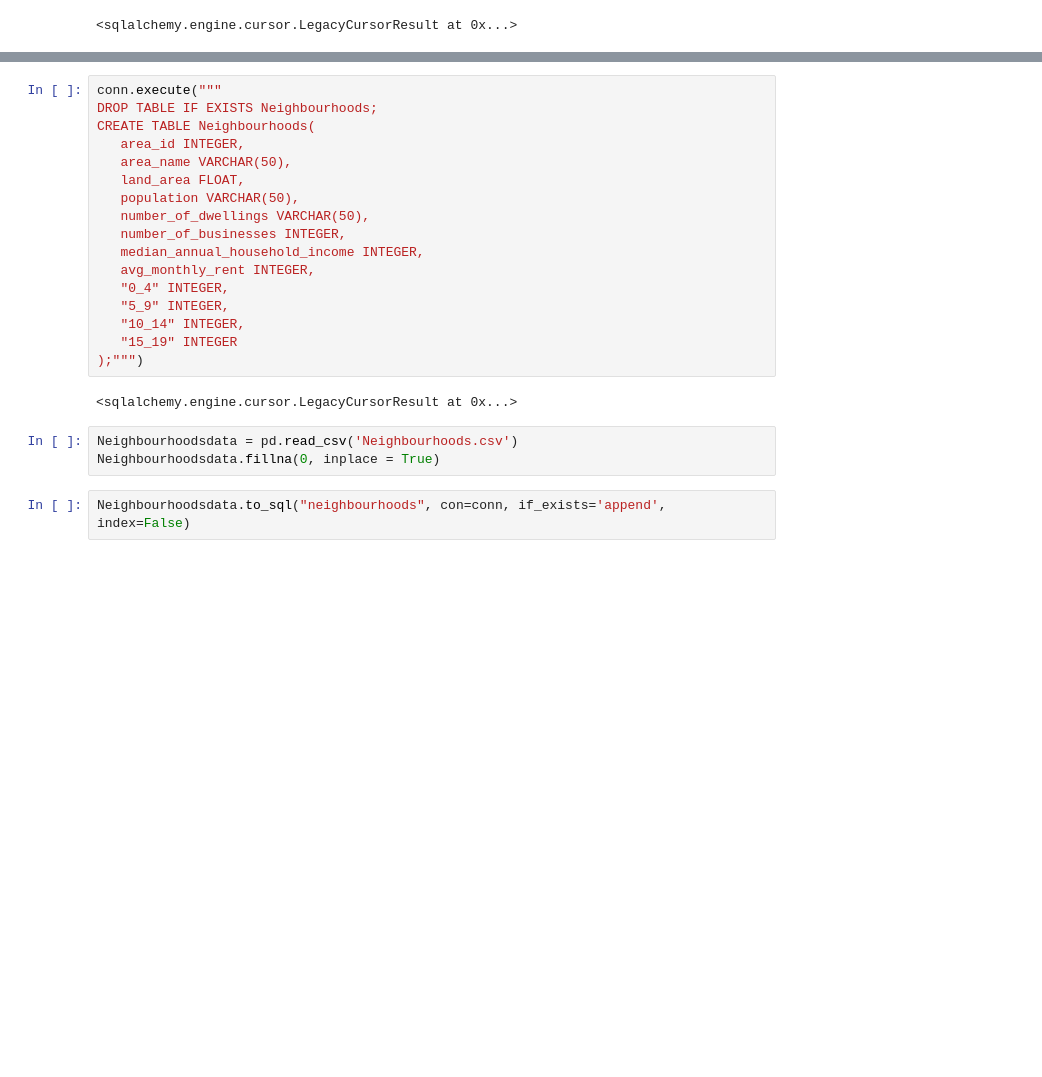
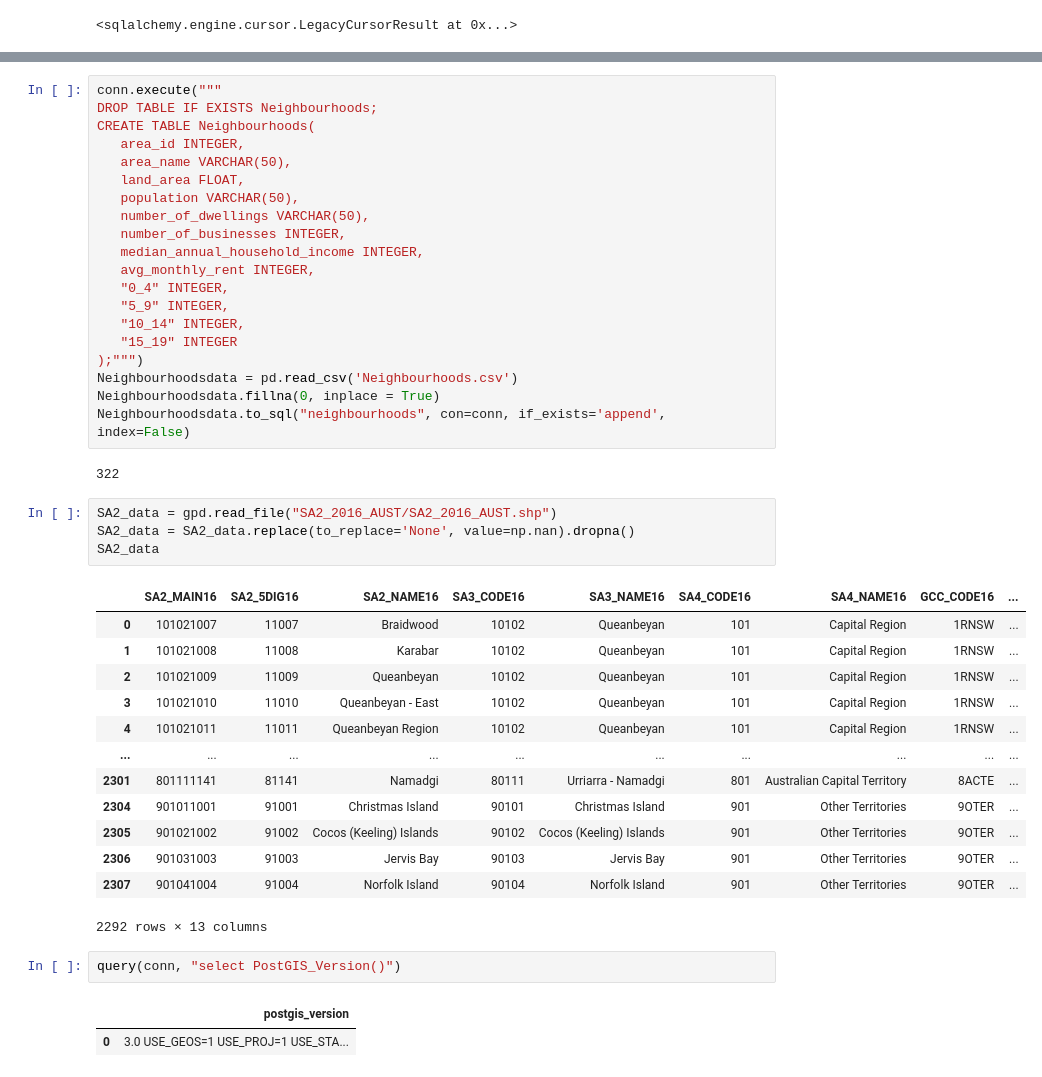
Before and after one commit to Kyle240/Data2001, a Jupyter notebook: Assignment.ipynb, the cells around one changed output, grey strips where cells are left out. Drawn from its saved outputs; the diff is of its cells as text; blank space fills up the shorter version.

```diff
--- a/Assignment.ipynb
+++ b/Assignment.ipynb
@@ -92,10 +103,31 @@ CREATE TABLE Neighbourhoods(
    "10_14" INTEGER,
    "15_19" INTEGER
 );""")
+Neighbourhoodsdata = pd.read_csv('Neighbourhoods.csv')
+Neighbourhoodsdata.fillna(0, inplace = True)
+Neighbourhoodsdata.to_sql("neighbourhoods", con=conn, if_exists='append', index=False)
 # %% [output]
-<sqlalchemy.engine.cursor.LegacyCursorResult at 0x...>
+322
-# %%
-Neighbourhoodsdata = pd.read_csv('Neighbourhoods.csv')
-Neighbourhoodsdata.fillna(0, inplace = True)
-# %%
-Neighbourhoodsdata.to_sql("neighbourhoods", con=conn, if_exists='append', index=False)
+# %%
+SA2_data = gpd.read_file("SA2_2016_AUST/SA2_2016_AUST.shp")
+SA2_data = SA2_data.replace(to_replace='None', value=np.nan).dropna()
+SA2_data
+# %% [output]
+|  | SA2_MAIN16 | SA2_5DIG16 | SA2_NAME16 | SA3_CODE16 | SA3_NAME16 | SA4_CODE16 | SA4_NAME16 | GCC_CODE16 | ... |
+| 0 | 101021007 | 11007 | Braidwood | 10102 | Queanbeyan | 101 | Capital Region | 1RNSW | ... |
+| 1 | 101021008 | 11008 | Karabar | 10102 | Queanbeyan | 101 | Capital Region | 1RNSW | ... |
+| 2 | 101021009 | 11009 | Queanbeyan | 10102 | Queanbeyan | 101 | Capital Region | 1RNSW | ... |
+| 3 | 101021010 | 11010 | Queanbeyan - East | 10102 | Queanbeyan | 101 | Capital Region | 1RNSW | ... |
+| 4 | 101021011 | 11011 | Queanbeyan Region | 10102 | Queanbeyan | 101 | Capital Region | 1RNSW | ... |
+| ... | ... | ... | ... | ... | ... | ... | ... | ... | ... |
+| 2301 | 801111141 | 81141 | Namadgi | 80111 | Urriarra - Namadgi | 801 | Australian Capital Territory | 8ACTE | ... |
+| 2304 | 901011001 | 91001 | Christmas Island | 90101 | Christmas Island | 901 | Other Territories | 9OTER | ... |
+| 2305 | 901021002 | 91002 | Cocos (Keeling) Islands | 90102 | Cocos (Keeling) Islands | 901 | Other Territories | 9OTER | ... |
+| 2306 | 901031003 | 91003 | Jervis Bay | 90103 | Jervis Bay | 901 | Other Territories | 9OTER | ... |
+| 2307 | 901041004 | 91004 | Norfolk Island | 90104 | Norfolk Island | 901 | Other Territories | 9OTER | ... |
+2292 rows × 13 columns
+# %%
+query(conn, "select PostGIS_Version()")
+# %% [output]
+|  | postgis_version |
+| 0 | 3.0 USE_GEOS=1 USE_PROJ=1 USE_STA... |
```
Also changed, not shown: parts of 23 cells of this notebook.
